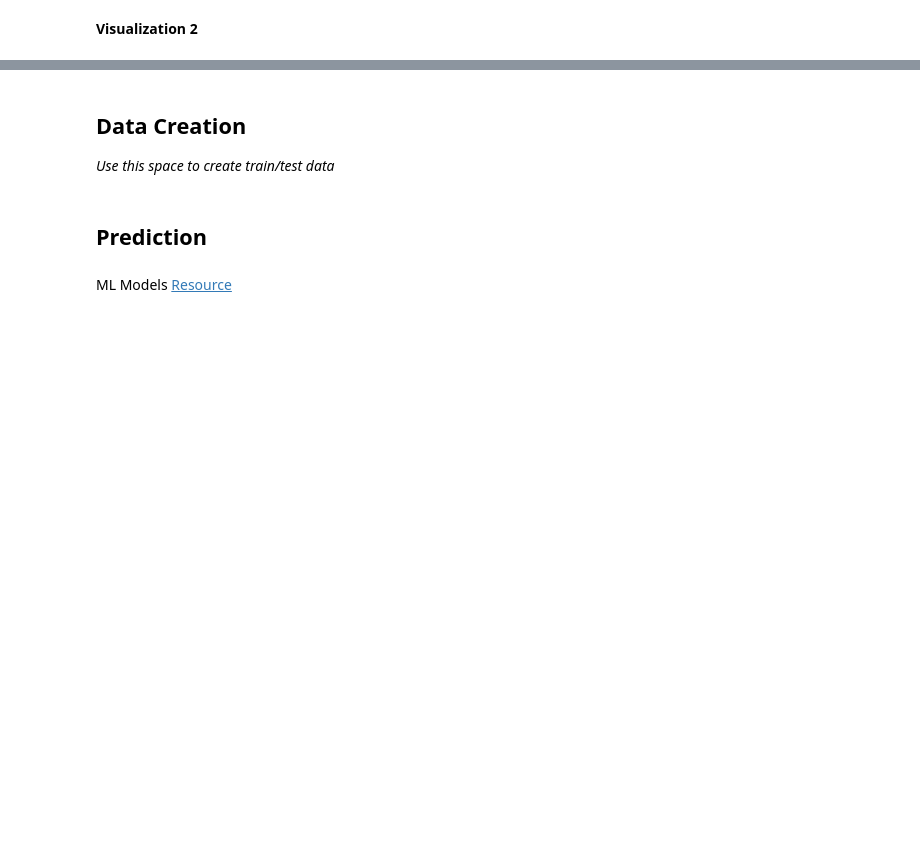
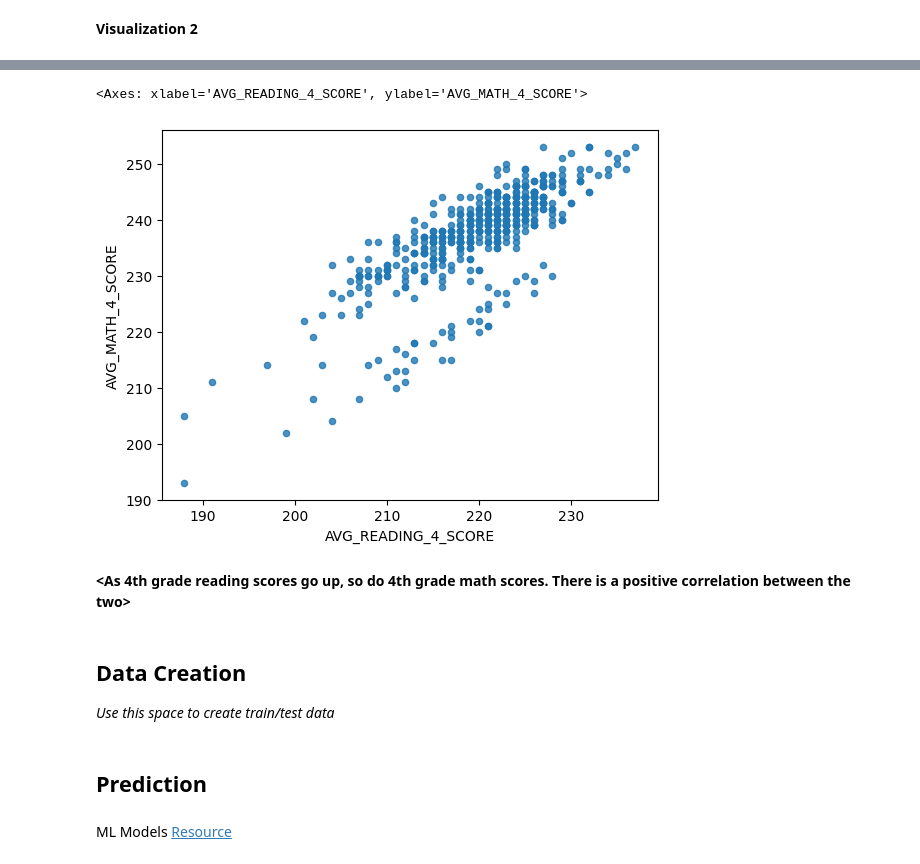
Before and after one commit to monhemu/MDST-Tutorial, a Jupyter notebook: tutorial1/checkpoint1.ipynb, the cells around one changed output, grey strips where cells are left out. Cells and saved outputs as stored; diff of their text form; code cells hidden in the pictures; blank space fills up the shorter version.

```diff
--- a/tutorial1/checkpoint1.ipynb
+++ b/tutorial1/checkpoint1.ipynb
@@ -134,3 +138,10 @@ Investigate the relationship between your chosen response variable and at least
+# %%
+df.plot.scatter(x='AVG_READING_4_SCORE', y='AVG_MATH_4_SCORE', alpha=0.8)
+# %% [output]
+<Axes: xlabel='AVG_READING_4_SCORE', ylabel='AVG_MATH_4_SCORE'>
+[figure, added]
+# %% [markdown]
+**<As 4th grade reading scores go up, so do 4th grade math scores. There is a positive correlation between the two>**
 # %% [markdown]
 <h2> Data Creation </h2>
 
```
Also changed, not shown: parts of 18 cells of this notebook, 2 other files.
